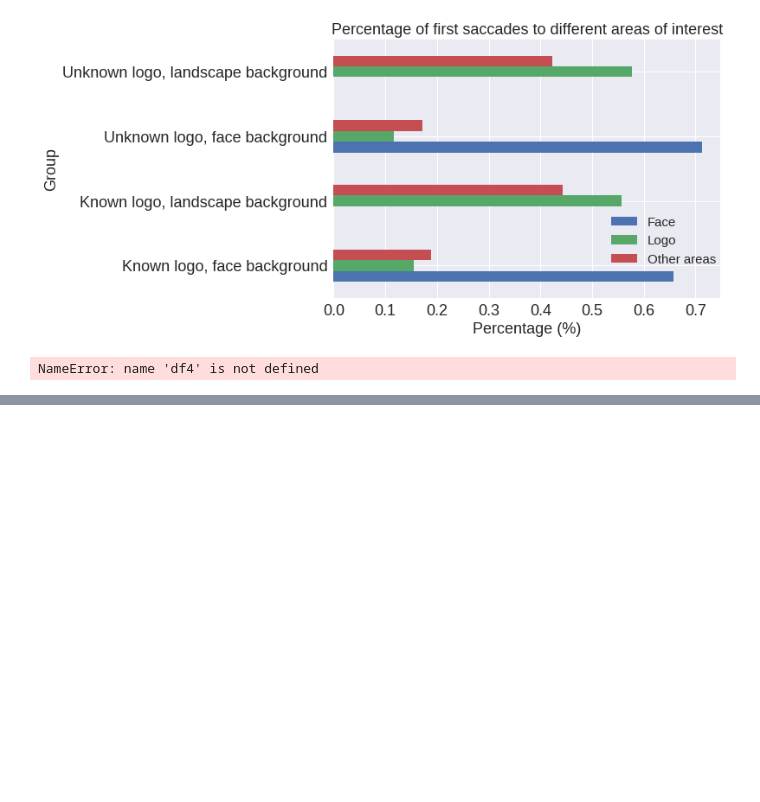
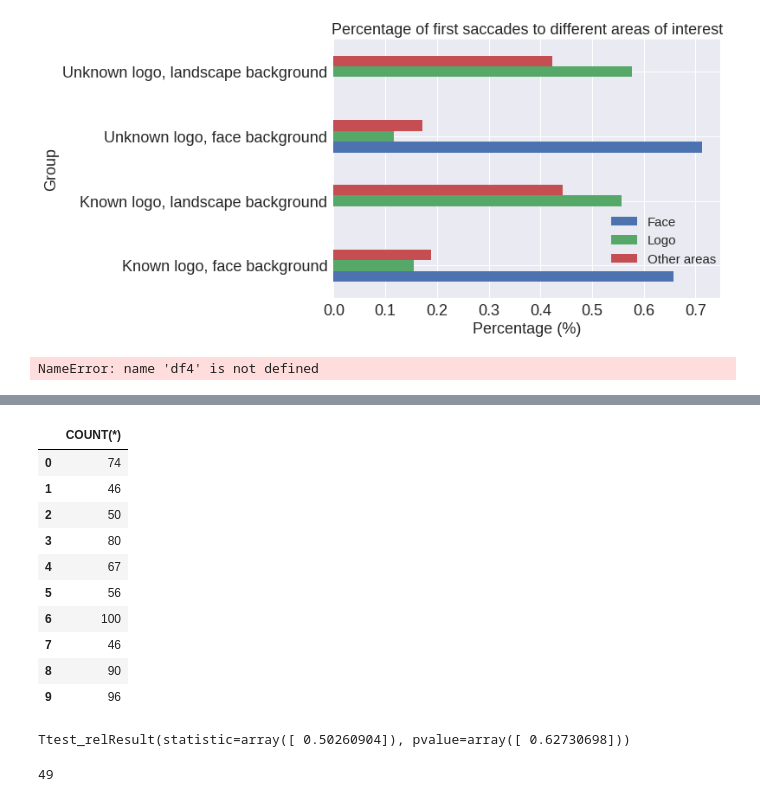
Before and after one commit to alastaa/LSTProject, a Jupyter notebook: Fiksaatioanalyysihommii.ipynb, the cells around one changed output, grey strips where cells are left out. Drawn from its saved outputs; the diff is of its cells as text; code cells hidden in the pictures; blank space fills up the shorter version.

```diff
--- a/Fiksaatioanalyysihommii.ipynb
+++ b/Fiksaatioanalyysihommii.ipynb
@@ -456,0 +533,18 @@ first_saccades_k
+# %%
+first_saccades_u
+# %% [output]
+|  | COUNT(*) |
+| 0 | 74 |
+| 1 | 46 |
+| 2 | 50 |
+| 3 | 80 |
+| 4 | 67 |
+| 5 | 56 |
+| 6 | 100 |
+| 7 | 46 |
+| 8 | 90 |
+| 9 | 96 |
+# %%
+ttest_rel(first_saccades_k, first_saccades_u)
+# %% [output]
+Ttest_relResult(statistic=array([ 0.50260904]), pvalue=array([ 0.62730698]))
@@ -456,0 +572,4 @@ first_saccades_k
+# %%
+len(BAD_TRIALS)
+# %% [output]
+49
```
Also changed, not shown: parts of 7 cells of this notebook.
